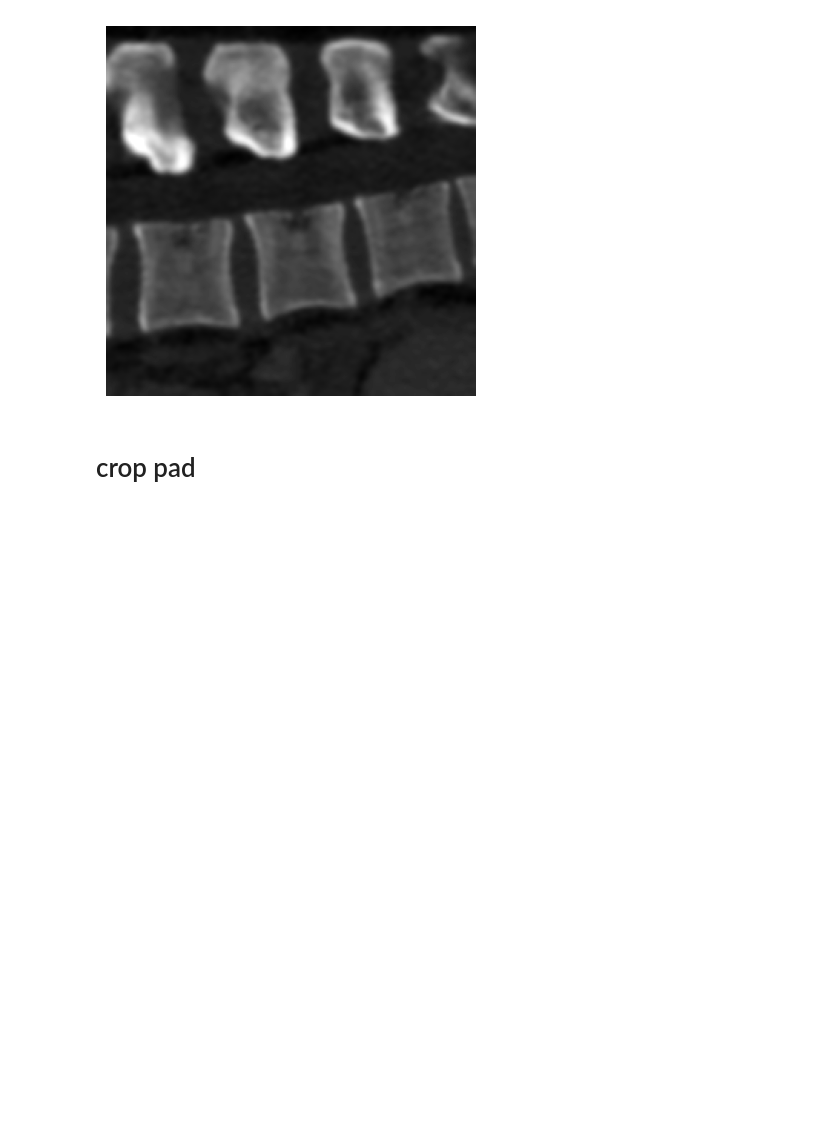
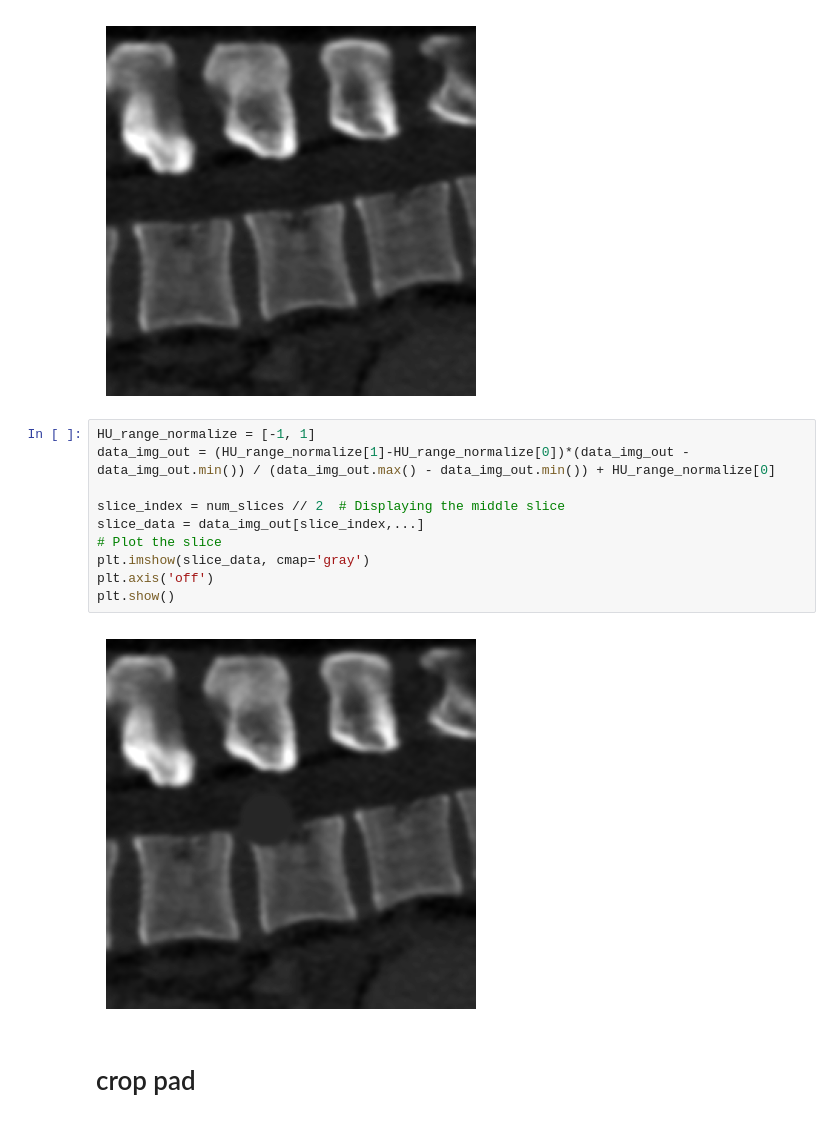
Before and after one commit to jukobo/JK_bachelor, a Jupyter notebook: image_preproces.ipynb, the cells around one changed output. Saved outputs shown, nothing was run; the diff lists cells and outputs as text; blank space fills up the shorter version.

```diff
--- a/image_preproces.ipynb
+++ b/image_preproces.ipynb
@@ -140,6 +177,18 @@ plt.axis('off')
 plt.show()
 # %% [output]
 [figure]
+# %%
+HU_range_normalize = [-1, 1]
+data_img_out = (HU_range_normalize[1]-HU_range_normalize[0])*(data_img_out - data_img_out.min()) / (data_img_out.max() - data_img_out.min()) + HU_range_normalize[0]
+
+slice_index = num_slices // 2  # Displaying the middle slice
+slice_data = data_img_out[slice_index,...]
+# Plot the slice
+plt.imshow(slice_data, cmap='gray')
+plt.axis('off')
+plt.show()
+# %% [output]
+[figure, added]
 # %% [markdown]
 # crop pad
 # %%
```
Also changed, not shown: parts of 6 cells of this notebook.
